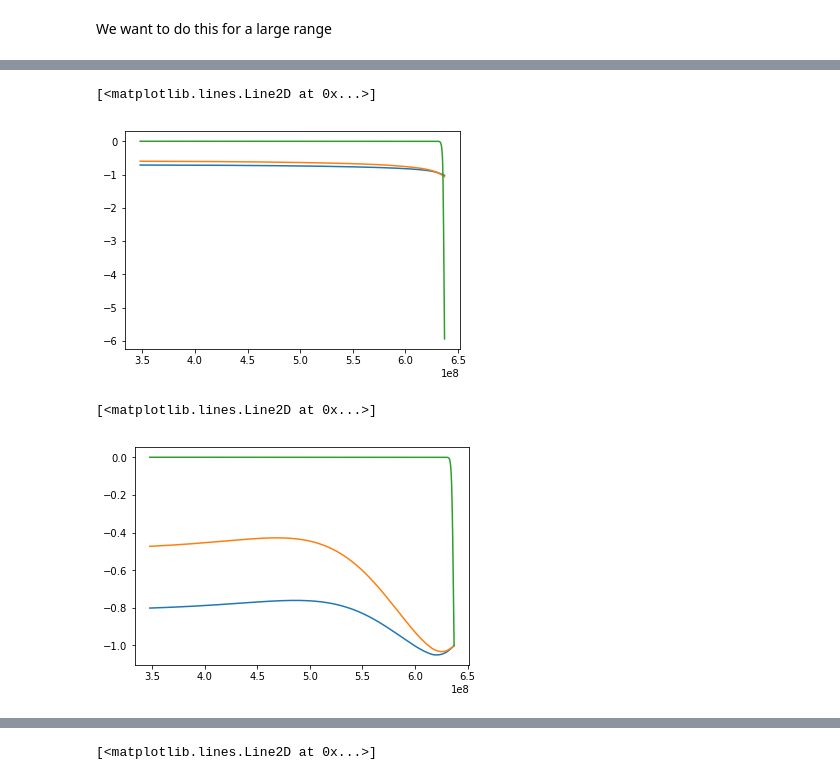
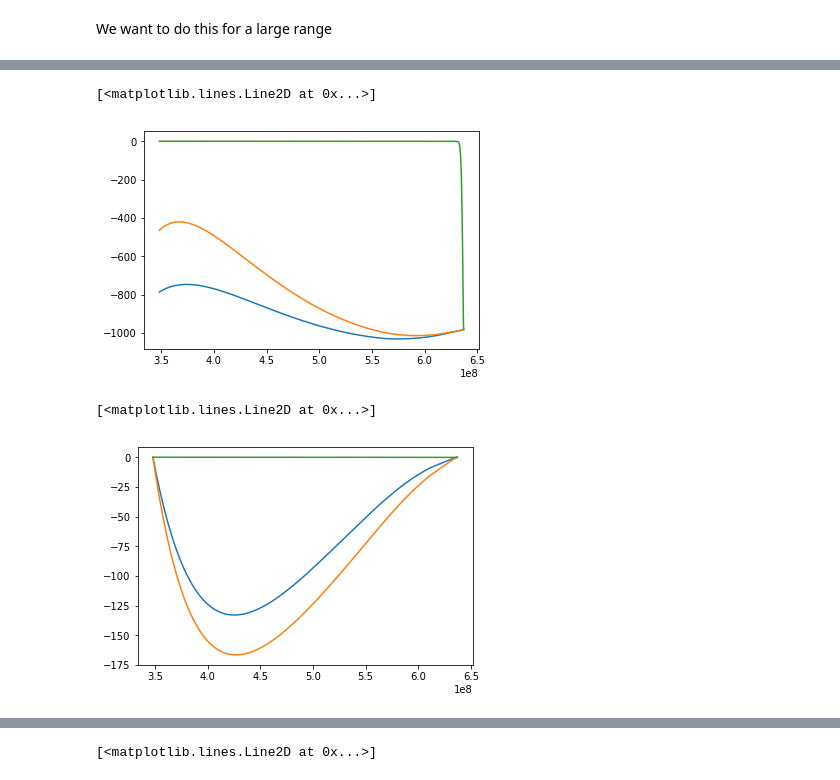
Before and after one commit to skachuck/giapy, a Jupyter notebook: nbs/Farrell1972.ipynb, the cells around one changed output, grey strips where cells are left out. Cells and saved outputs as stored; diff of their text form; code cells hidden in the pictures.

```diff
--- a/nbs/Farrell1972.ipynb
+++ b/nbs/Farrell1972.ipynb
@@ -502,16 +512,22 @@ difden = denCore-rhoCore
+# %%
+paramsCore = prem(prem.rCore)
+rhoCore = paramsCore['den']
+gCore = paramsCore['grav']
+
+denCore = prem.denCore
+difden = denCore-rhoCore
+
+Nz = 300
+zarray_smalln = (np.log10(np.linspace(1., 10**0.1, Nz))*(1-prem.rCore)/0.1 + prem.rCore)*prem.norms['r']
+zarray_largen = (np.log10(np.linspace(1., 10**2, Nz))*(1-prem.rCore)/2 + prem.rCore)*prem.norms['r']
 # %% [markdown]
 The first solution takes a few iterations (8).
 # %%
-N = 0.1
-Nz = 1000
-zarray = (np.log10(np.linspace(1., 10**N, Nz))*(1-prem.rCore)/N + prem.rCore)*prem.norms['r']
-#zarray = np.union1d(zarray, prem2.z*prem.norms['r'])
-
-difeqElas = SphericalElasSMat(2, zarray, prem, Q=2)
+difeqElas = SphericalElasSMat(2, zarray_smalln, prem, Q=1)
 indexv = np.array([3,4,0,1,5,2])
 scalvElas = np.array([1e-02, 1e-02, 1e+02, 1e+01, 1e+01, 1e-07])
 slowc = 1
-start = (scalvElas*np.ones((6, len(zarray))).T).T
+start = (scalvElas*np.ones((6, len(zarray_smalln))).T).T
 yE2 = solvde(500, 1e-10, slowc, scalvElas, indexv, 3,
                             start, difeqElas, True, True)
 # %% [output]
@@ -585,10 +598,7 @@ its.append(yE2.it)
 Now we update the propagator matrix (recompute the matrix for each of the predetermined depths) for the next order number and perform the relaxation again, with the previous order number's solution as an initial guess. This time the algorithm only requires 4 steps to convergence.
 # %%
 n=3
-N = (2 - 0.1)/(1000-2)*(n - 1) + 0.1
-zarray = (np.log10(np.linspace(1., 10**N, Nz))*(1-prem.rCore)/N + prem.rCore)*prem.norms['r']
-#zarray = np.union1d(zarray, prem.z*prem.norms['r'])
-difeqElas.updateProps(n=n, z=zarray)
+difeqElas.updateProps(n=n)
 yE3 = solvde(500, 1e-10, slowc, scalvElas, indexv, 3,
                             yE2.y.copy(), difeqElas, True)
 hlk.append(yE3.y[[0,1,4], -1])
@@ -635,13 +645,12 @@ We want to do this for a large range
 # %%
 %%time
 y0 = yE2.y.copy()
+difeqElas.updateProps(z=zarray_largen)
+
 for n in ns[2:]:
-    N = 2#(2 - 0.1)/(1000-2)*(n - 2) + 0.1
-    zarray = (np.log10(np.linspace(1., 10**N, Nz))*(1-prem.rCore)/N + prem.rCore)*prem.norms['r']
-    #zarray = np.union1d(zarray, prem.z*prem.norms['r'])
-    difeqElas.updateProps(n=n, z=zarray)
+    difeqElas.updateProps(n=n)
     scalvElas = 10**np.floor(np.log10(np.max(np.abs(y0), axis=1)))
-    #print scalvElas
+
     yE999 = solvde(500, 1e-14, slowc, scalvElas, indexv, 3,
                             y0, difeqElas, False)
     y0 = yE999.y.copy()
@@ -655,14 +671,14 @@ Wall time: 8min 10s
 # %%
-plt.plot(zarray, yE2.y[0]*g0/psi_l[0])
-plt.plot(zarray, yE3.y[0]*g0/psi_l[1])
-plt.plot(zarray, yE999.y[0]*g0/psi_l[-1])
+plt.plot(zarray_smalln, yE2.y[2])
+plt.plot(zarray_smalln, yE3.y[2])
+plt.plot(zarray_largen, yE999.y[2])
 # %% [output]
 [<matplotlib.lines.Line2D at 0x...>]
-[figure, old version]
+[figure, new version]
 # %%
-plt.plot(zarray, yE2.y[2]/g0)
-plt.plot(zarray, yE3.y[2]/g0)
-plt.plot(zarray, yE999.y[2]/g0)
+plt.plot(zarray_smalln, yE2.y[3])
+plt.plot(zarray_smalln, yE3.y[3])
+plt.plot(zarray_largen, yE999.y[3])
 # %% [output]
 [<matplotlib.lines.Line2D at 0x...>]
-[figure, old version]
+[figure, new version]
```
Also changed, not shown: parts of 158 cells of this notebook, 3 other files.
